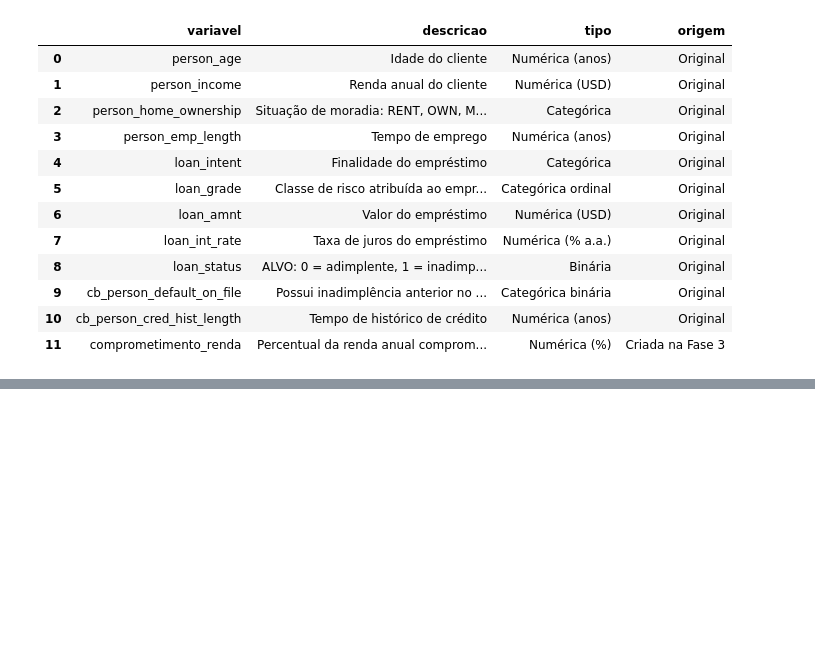
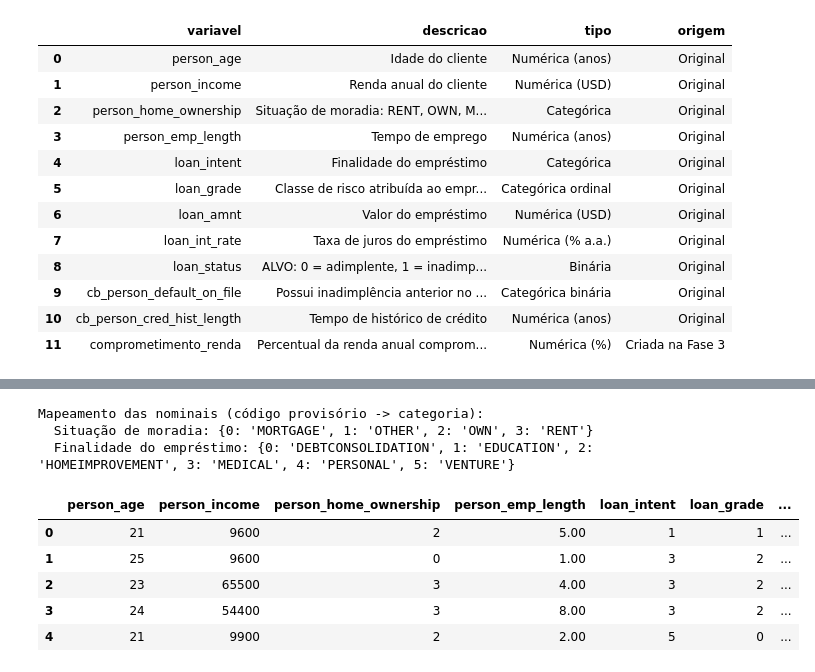
Before and after one commit to waldineilameira-lab/risco-credito-ml, a Jupyter notebook: notebooks/pipeline_risco_credito.ipynb, the cells around one changed output, grey strips where cells are left out. Saved outputs shown, nothing was run; the diff lists cells and outputs as text; code cells hidden in the pictures; blank space fills up the shorter version.

```diff
--- a/notebooks/pipeline_risco_credito.ipynb
+++ b/notebooks/pipeline_risco_credito.ipynb
@@ -1115,0 +1141,38 @@ dicionario_final
+# %%
+# ============================================================
+# 4.1 Codificação
+# ============================================================
+
+df_modelo = df.copy()   # preserva o df limpo; toda a modelagem usa df_modelo
+
+# loan_grade: ordinal -> inteiros que respeitam a ordem de risco
+ORDEM_CLASSE_RISCO = {"A": 0, "B": 1, "C": 2, "D": 3, "E": 4, "F": 5, "G": 6}
+df_modelo["loan_grade"] = df_modelo["loan_grade"].map(ORDEM_CLASSE_RISCO)
+
+# cb_person_default_on_file: binária -> 0/1
+df_modelo["cb_person_default_on_file"] = df_modelo["cb_person_default_on_file"].map({"N": 0, "Y": 1})
+
+# Nominais: código inteiro PROVISÓRIO (só para o SMOTENC); o One-Hot vem na etapa 4.4.
+# A lista de categorias é guardada para garantir o mesmo mapeamento em treino e teste.
+col_nominais = ["person_home_ownership", "loan_intent"]
+categorias_nominais = {c: sorted(df_modelo[c].unique().tolist()) for c in col_nominais}
+for c in col_nominais:
+    df_modelo[c] = df_modelo[c].map({cat: i for i, cat in enumerate(categorias_nominais[c])})
+
+# Conferência: nenhuma categoria ficou sem código (o .map gera nulo se faltar alguma)
+assert df_modelo.isna().sum().sum() == 0, "Alguma categoria não foi codificada"
+
+print("Mapeamento das nominais (código provisório -> categoria):")
+for c, cats in categorias_nominais.items():
+    print(f"  {ROTULOS[c]}: {dict(enumerate(cats))}")
+df_modelo.head()
+# %% [output]
+Mapeamento das nominais (código provisório -> categoria):
+  Situação de moradia: {0: 'MORTGAGE', 1: 'OTHER', 2: 'OWN', 3: 'RENT'}
+  Finalidade do empréstimo: {0: 'DEBTCONSOLIDATION', 1: 'EDUCATION', 2: 'HOMEIMPROVEMENT', 3: 'MEDICAL', 4: 'PERSONAL', 5: 'VENTURE'}
+|  | person_age | person_income | person_home_ownership | person_emp_length | loan_intent | loan_grade | ... |
+| 0 | 21 | 9600 | 2 | 5.00 | 1 | 1 | ... |
+| 1 | 25 | 9600 | 0 | 1.00 | 3 | 2 | ... |
+| 2 | 23 | 65500 | 3 | 4.00 | 3 | 2 | ... |
+| 3 | 24 | 54400 | 3 | 8.00 | 3 | 2 | ... |
+| 4 | 21 | 9900 | 2 | 2.00 | 5 | 0 | ... |
```
Also changed, not shown: parts of 15 cells of this notebook, 1 other file.
